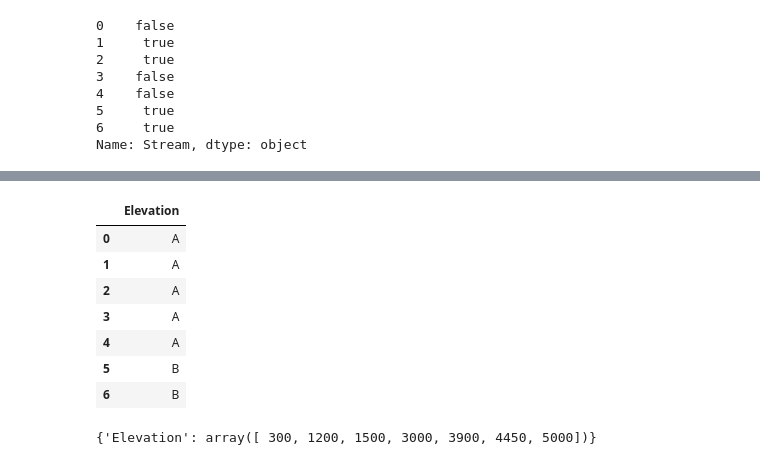
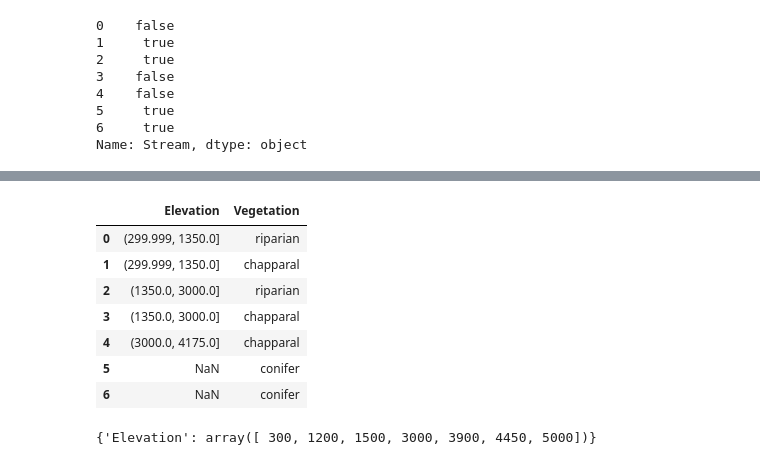
Before and after one commit to duong-jason/CPSC-474, a Jupyter notebook: Scratch.ipynb, the cells around one changed output, grey strips where cells are left out. Saved outputs shown, nothing was run; the diff lists cells and outputs as text; code cells hidden in the pictures.

```diff
--- a/Scratch.ipynb
+++ b/Scratch.ipynb
@@ -30,48 +30,47 @@ data = {
 
 df = pd.DataFrame(data)
 
-d ="Elevation"
+d = "Elevation"
 df.sort_values(by=[d])
 print(df)
-X, y = df.iloc[:, :-1], df.iloc[:, -1]
+p, q = df.iloc[:, :-1], df.iloc[:, -1]
 
-def entropy(X, y):
-    """Measures the amount of uncertainty/impurity/heterogeneity in (X, y)"""
-    proba = lambda t: len(X.loc[y==t]) / len(X)
-    return -sum([proba(t) * np.log2(proba(t)) for t in y.unique()])
+df[d] = pd.qcut(df[d], np.arange(0, 1, 0.25))
+df
+# def entropy(X, y):
+#     """Measures the amount of uncertainty/impurity/heterogeneity in (X, y)"""
+#     proba = lambda t: len(X.loc[y==t]) / len(X)
+#     return -sum([proba(t) * np.log2(proba(t)) for t in y.unique()])
 
-def rem(X, y, d):
-    weight = lambda t: len(X.loc[X[d]==t]) / len(X)
-    return sum([weight(t) * entropy(X.loc[X[d]==t], y.loc[X[d]==t]) for t in X[d].unique()])
+# def rem(X, y, d):
+#     weight = lambda t: len(X.loc[X[d]==t]) / len(X)
+#     return sum([weight(t) * entropy(X.loc[X[d]==t], y.loc[X[d]==t]) for t in X[d].unique()])
 
-def information_gain(X, y, d):
-    print(f"{d} = {entropy(X, y):.3f} - {rem(X, y, d):.3f} = {entropy(X, y) - rem(X, y, d):.3f}")
-    return entropy(X, y) - rem(X, y, d)
+# def information_gain(X, y, d):
+#     print(f"{d} = {entropy(X, y):.3f} - {rem(X, y, d):.3f} = {entropy(X, y) - rem(X, y, d):.3f}")
+#     return entropy(X, y) - rem(X, y, d)
 
-thresholds = []
-prev_target = y.values[0]
-for i, target in enumerate(y.values):
-    if target != prev_target:
-        print(X[d].iloc[i], X[d].iloc[i-1])
-        thresholds.append(np.average([X[d].iloc[i], X[d].iloc[i-1]]))
-    prev_target = target
+# thresholds = []
+# prev_target = q.values[0]
+# for i, target in enumerate(q.values):
+#     if target != prev_target:
+#         thresholds.append(np.average([p[d].iloc[i], p[d].iloc[i-1]]))
+#     prev_target = target
 
-print(thresholds)
+# print(thresholds)
 
-gains = []
-for t in thresholds:
-    binned_feature = pd.cut(X[d], bins=[0, t, X[d].max()], labels=['A', 'B'])
-    D = X.copy()
-    D[d] = binned_feature.values
-    gains.append(information_gain(D, y, d))
+# gains = []
+# for t in thresholds:
+#     x = p.copy()
+#     binned_feature = pd.cut(x[d], bins=[0, t, x[d].max()], labels=['a', 'b'])
+#     x[d] = binned_feature.values
+#     gains.append(information_gain(x, q, d))
 
-best_split = thresholds[np.argmax(gains)]
-best_split
+# print(gains)
 
-D = X.copy()
-binned_feature = pd.cut(X[d], bins=[0, best_split, X[d].max()], labels=['A', 'B'])
-D[d] = binned_feature.values
-D
+# best_split = thresholds[np.argmax(gains)]
+# binned_feature = pd.cut(p[d], bins=[0, best_split, p[d].max()], labels=['a', 'b'])
+# p[d] = binned_feature.values
 # %% [output]
    Elevation Vegetation
 0        300   riparian
@@ -93,11 +83,11 @@ Elevation = 1.557 - 0.694 = 0.863
-|  | Elevation |
-| 0 | A |
-| 1 | A |
-| 2 | A |
-| 3 | A |
-| 4 | A |
-| 5 | B |
-| 6 | B |
+|  | Elevation | Vegetation |
+| 0 | (299.999, 1350.0] | riparian |
+| 1 | (299.999, 1350.0] | chapparal |
+| 2 | (1350.0, 3000.0] | riparian |
+| 3 | (1350.0, 3000.0] | chapparal |
+| 4 | (3000.0, 4175.0] | chapparal |
+| 5 | NaN | conifer |
+| 6 | NaN | conifer |
 # %%
 {k: X[k].unique() for k in X.columns}
 # %% [output]
```
Also changed, not shown: parts of 1 cell of this notebook, 1 other file.
